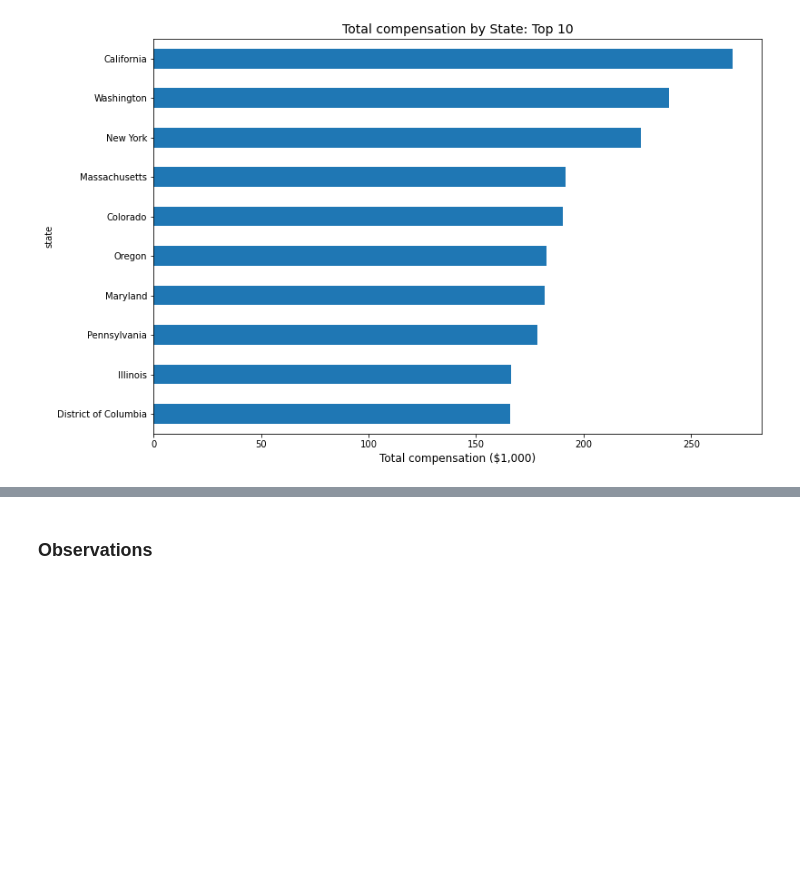
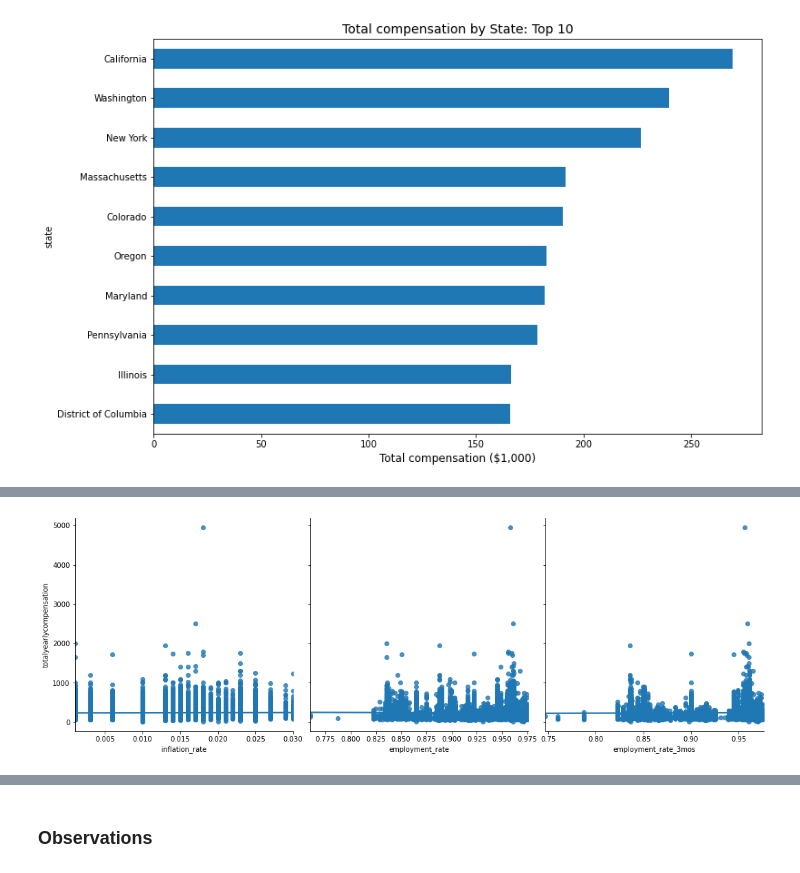
Before and after one commit to mh0805/Group-Project, a Jupyter notebook: Code/EDA_TEAM.ipynb, the cells around one changed output, grey strips where cells are left out. Saved outputs shown, nothing was run; the diff lists cells and outputs as text; code cells hidden in the pictures; blank space fills up the shorter version.

```diff
--- a/Code/EDA_TEAM.ipynb
+++ b/Code/EDA_TEAM.ipynb
@@ -202,0 +365,11 @@ plt.savefig('../Images/total_compensation_by_company.png');
+# %%
+#Creating a pairplot with regression line for more visual aid
+sns.pairplot(data=df, x_vars=['inflation_rate', 'employment_rate', 'employment_rate_3mos'],
+             y_vars=['totalyearlycompensation'],
+             kind='reg', height=5, aspect=1)
+plt.tight_layout
+
+# Exporting Figure
+plt.savefig('../Images/reg_plots.png');
+# %% [output]
+[figure, added]
```
Also changed, not shown: parts of 54 cells of this notebook, 21 other files.
